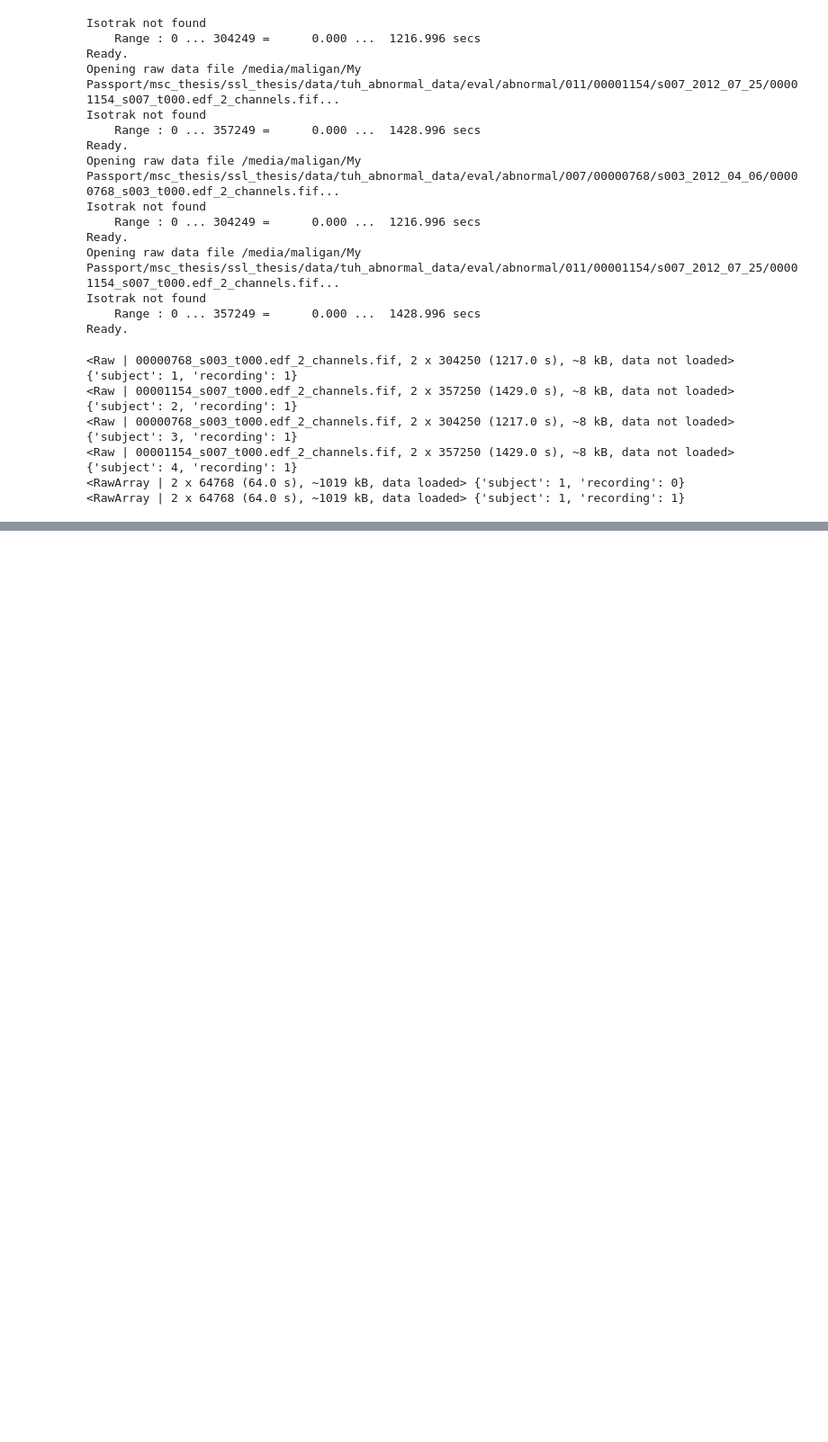
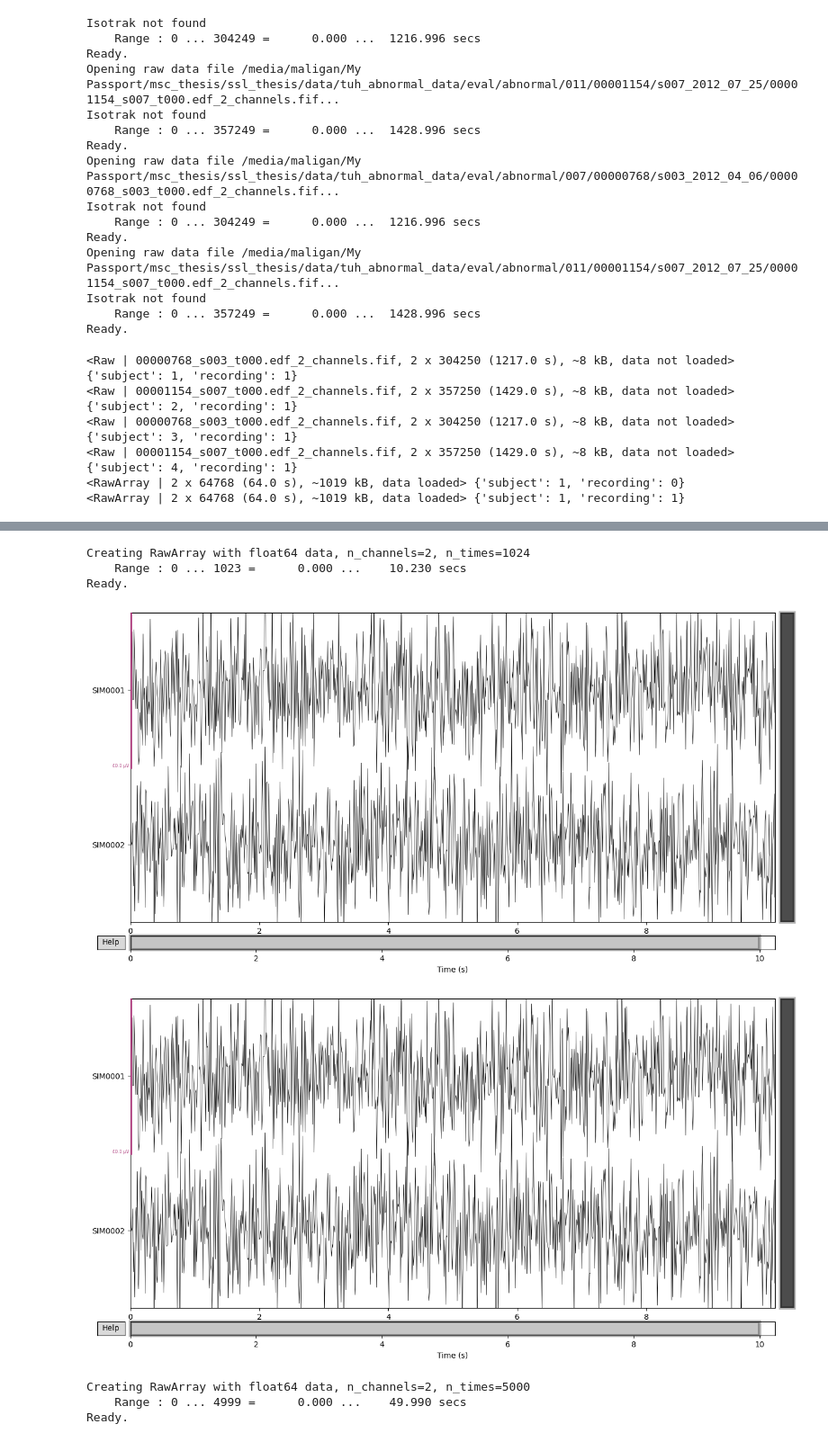
Before and after one commit to etiennegalea/ssl_generic_eeg, a Jupyter notebook: test.ipynb, the cells around one changed output, grey strips where cells are left out. Shown at 90% size. Cells and saved outputs as stored; diff of their text form; code cells hidden in the pictures; blank space fills up the shorter version.

```diff
--- a/test.ipynb
+++ b/test.ipynb
@@ -835,0 +808,43 @@ if o%2:
+# %%
+ch_names = ['SIM0001', 'SIM0002']
+ch_types = ['eeg'] *2
+sfreq = 100.0
+n_times = 1024
+
+info = mne.create_info(ch_names, sfreq, ch_types=['eeg'] *2)
+# %% [output]
+Creating RawArray with float64 data, n_channels=2, n_times=1024
+    Range : 0 ... 1023 =      0.000 ...    10.230 secs
+Ready.
+# %%
+raw.plot()
+# %% [output]
+[figure, added]
+[figure, added]
+# %%
+ch_names=['SIM0001', 'SIM0002']
+ch_types=['eeg']*2
+sfreq=100.0
+n_times=5000
+seed=42
+wave_hz=50.0
+stage='noise'
+
+rng = np.random.RandomState(seed)
+noise = rng.randn(len(ch_names), n_times)
+
+# Add a specified (50hz) sinusoidal burst to the noise and ramp it.
+t = np.arange(n_times, dtype=np.float64) / sfreq
+signal = np.sin(np.pi * 2. * wave_hz * t)  # wave_hz sinusoid signal
+signal[np.logical_or(t < wave_hz-0.5, t > wave_hz+0.5)] = 0.  # Hard windowing
+on_time = np.logical_and(t >= wave_hz-0.5, t <= wave_hz+0.5)
+signal[on_time] *= np.hanning(on_time.sum())  # Ramping
+data = noise + signal
+
+info = mne.create_info(ch_names, sfreq, ch_types)
+raw = mne.io.RawArray(data/100000, info)
+raw = raw.set_annotations(mne.Annotations(onset=[0], duration=raw.times.max(), description=[stage]))
+# %% [output]
+Creating RawArray with float64 data, n_channels=2, n_times=5000
+    Range : 0 ... 4999 =      0.000 ...    49.990 secs
+Ready.
```
Also changed, not shown: parts of 17 cells of this notebook, 3 other files.
